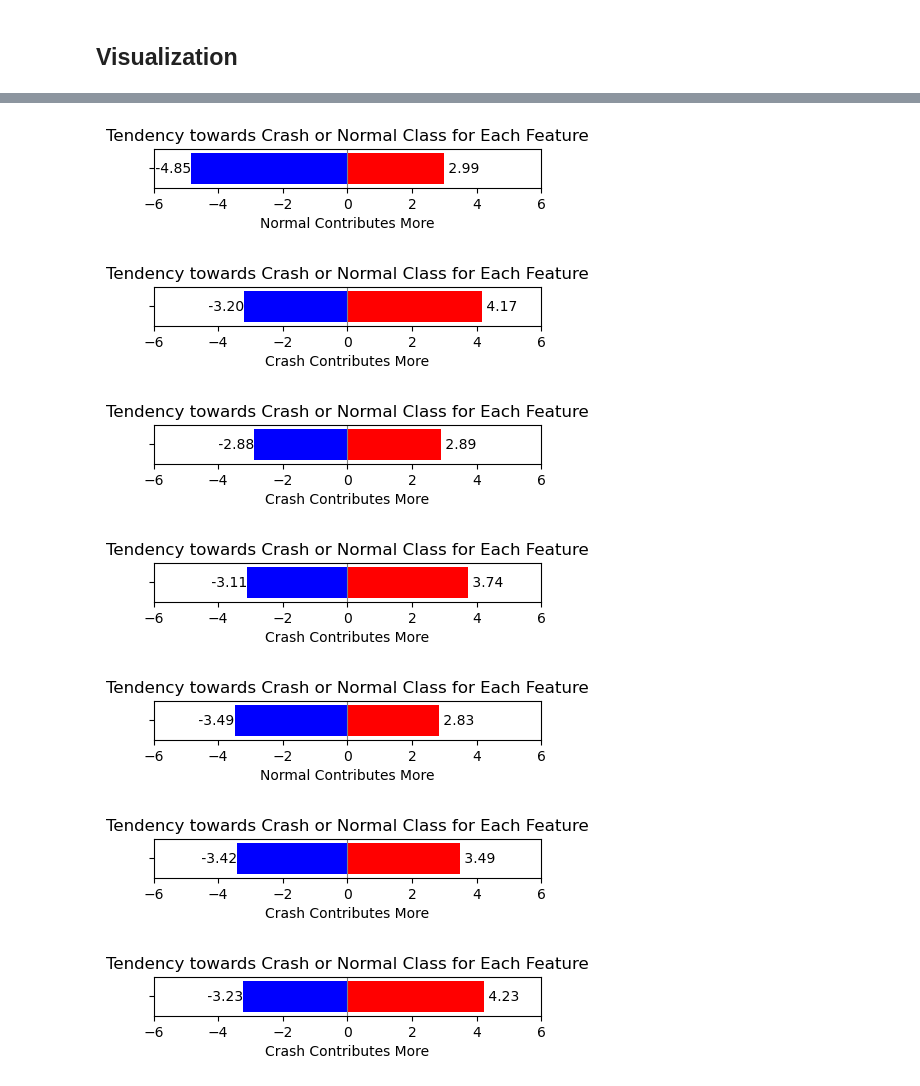
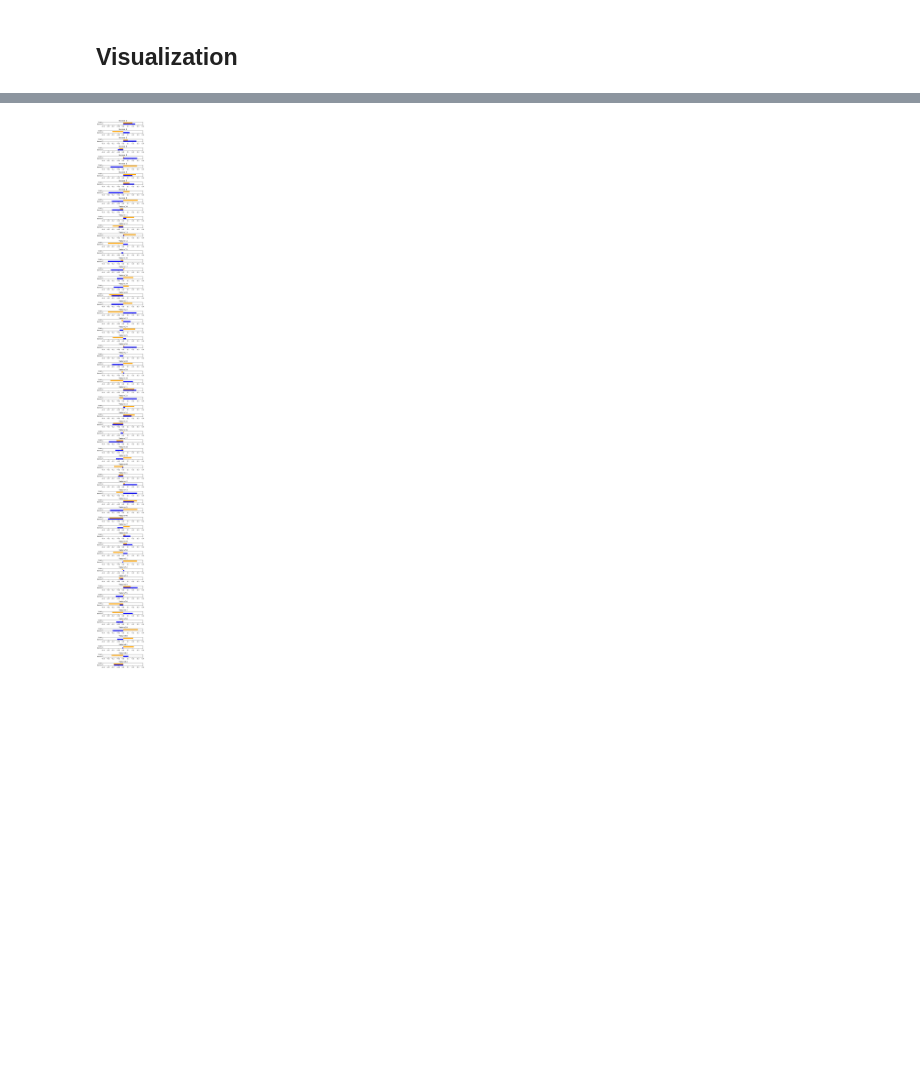
Before and after one commit to ANNIZHENG/Interactive_Weight_Analytics_Interface, a Jupyter notebook: VideoVisionTransformer.ipynb, the cells around one changed output, grey strips where cells are left out. Cells and saved outputs as stored; diff of their text form; code cells hidden in the pictures; blank space fills up the shorter version.

```diff
--- a/VideoVisionTransformer.ipynb
+++ b/VideoVisionTransformer.ipynb
@@ -366,7 +350,7 @@ def create_vivit_classifier(
 
     return model
 # %%
-def run_experiment():
+def run_experiment(callback=None):
     # Initialize model
     model = create_vivit_classifier(
         tubelet_embedder=TubeletEmbedding(
@@ -388,7 +372,10 @@ def run_experiment():
 
     # Train the model
     # You may definn the epochs here
-    history = model.fit(trainloader, epochs=5, validation_data=validloader)
+    if (callback != None):
+        history = model.fit(trainloader, epochs=5, validation_data=validloader)
+    else:
+        history = model.fit(trainloader, epochs=5, validation_data=validloader, callbacks=callback)
 
     return model, history
 
@@ -622,0 +500,12 @@ weight_matrix_last_df
+# %%
+# Extract Weights and Biases from the Two Dense Layers
+weights,biases = model.layers[-1].get_weights()
+# print(np.array(weights.shape)) # [64  2], 64 embedding layers with 2 classes
+
+# Biases
+print("Biases")
+print(np.array(biases))  # [-0.00016644  0.00016644]
+
+# Weights
+print("\nWeights")
+pd.DataFrame(weights)
@@ -623,50 +561,27 @@ weight_matrix_last_df
 # %%
-# Convert each rows as lists and store all of them togethe
-rows_as_lists = weight_matrix_last_df.values.tolist()
+# Number of features
+num_features = weights.shape[0]
 
-# Curious about the specific number of videos classified as Normal
-normal_contribution_count = 0
+# Prepare boundaries for each graph
+bound = math.ceil(max(abs(np.max(weights)), abs(np.min(weights)))*10)/10
 
-for row in rows_as_lists:
+# Plotting
 
-    # Count features that contribute the classification of each class
-    crash_contribution = 0
-    normal_contribution = 0
-    for element in row:
-        if (element < 0):
-            normal_contribution += element
-        else:
-            crash_contribution += element
-    values = [crash_contribution, normal_contribution]
-    categories = ['']
+fig, axs = plt.subplots(num_features, 1, figsize=(5, 55))  #Adjust size as needed
 
+for i in range(num_features):
+    index = np.arange(2)
+    bar_height = 0.5
+    offset = np.array([0, bar_height])
+    axs[i].barh(index-offset, weights[i, :], bar_height, color=['blue', 'orange'])
+    axs[i].set_yticks(index)
+    axs[i].set_yticklabels(['Normal', 'Crash'])
+    axs[i].set_title('Feature {}'.format(i))
 
-    # Plot Contribution of Each Feature
+    # Setting x-axis
+    axs[i].set_xlim([-bound, bound])
 
-    # Create a horizontal bar graph
-    plt.figure(figsize=(5, 0.5))
-    bars = plt.barh(categories, values, color=['red', 'blue'])
-    # Adding labels and title
-    plt.title('Tendency towards Crash or Normal Class for Each Feature')
-    if (abs(normal_contribution) > crash_contribution):
-        plt.xlabel('Normal Contributes More')
-        normal_contribution_count += 1
-    else:
-        plt.xlabel('Crash Contributes More')
-    plt.axvline(0, color='grey', linewidth=0.8)
-    plt.xlim(-6, 6)
-    plt.ylim(-0.5, 0.5)
-    # Add text labels directly on bars
-    for bar, value in zip(bars, values):
-        plt.text(bar.get_width(), bar.get_y() + bar.get_height()/2,
-                 f' {value:.2f}',
-                 va='center', ha='right' if value < 0 else 'left', color='black')
-    plt.show()
+plt.tight_layout()
+plt.show()
 # %% [output]
-[figure, old version]
+[figure, new version]
-[figure, removed]
-[figure, removed]
-[figure, removed]
-[figure, removed]
-[figure, removed]
-[figure, removed]
```
Also changed, not shown: parts of 52 cells of this notebook, 1 other file.
